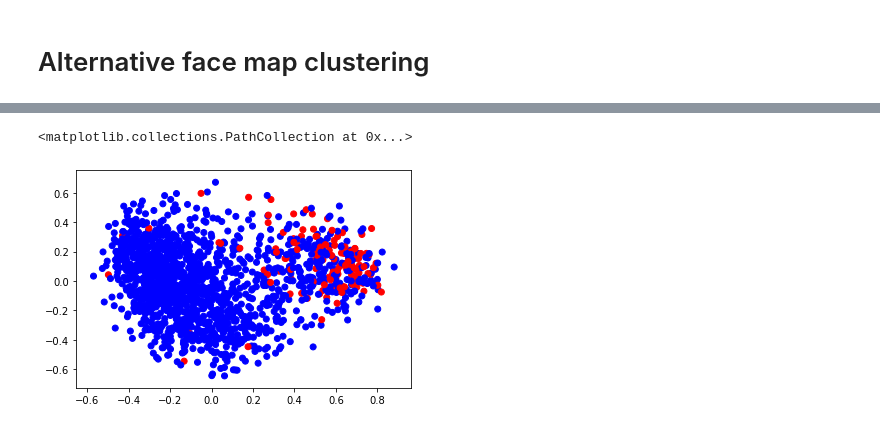
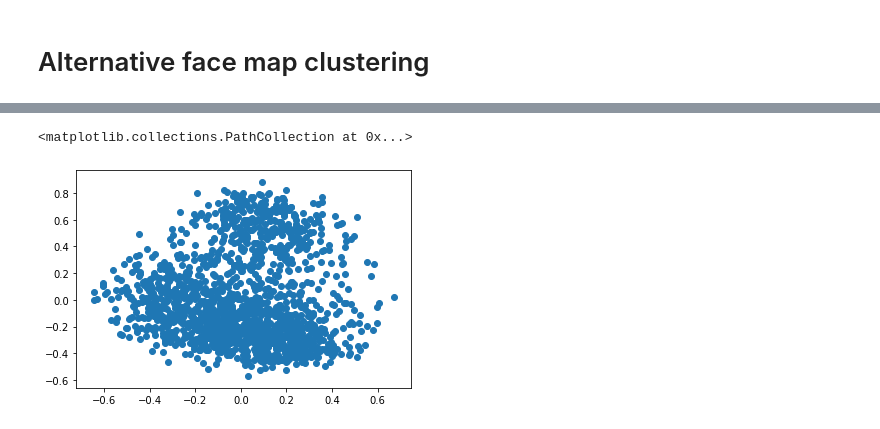
Before and after one commit to liabifano/humans-of-paris-1900, a Jupyter notebook: notebooks/Facial detection.ipynb, the cells around one changed output, grey strips where cells are left out. Saved outputs shown, nothing was run; the diff lists cells and outputs as text; code cells hidden in the pictures.

```diff
--- a/notebooks/Facial detection.ipynb
+++ b/notebooks/Facial detection.ipynb
@@ -321,8 +209,8 @@ gender_lables = gender_lables.map(lambda x: 0 if x < .5 else 1)
-# %%
-plt.scatter(x_pca[:,0], x_pca[:,1], c = gender_lables, cmap=plt.cm.bwr)
-# %% [output]
-<matplotlib.collections.PathCollection at 0x...>
-[figure, removed]
+# %%
+plt.scatter(x_pca[:,1], x_pca[:,0])
+# %% [output]
+<matplotlib.collections.PathCollection at 0x...>
+[figure, added]
 # %%
 x_pca = (x_pca - x_pca.min())*200+100
 # %%
```
Also changed, not shown: parts of 41 cells of this notebook, 51 other files.
